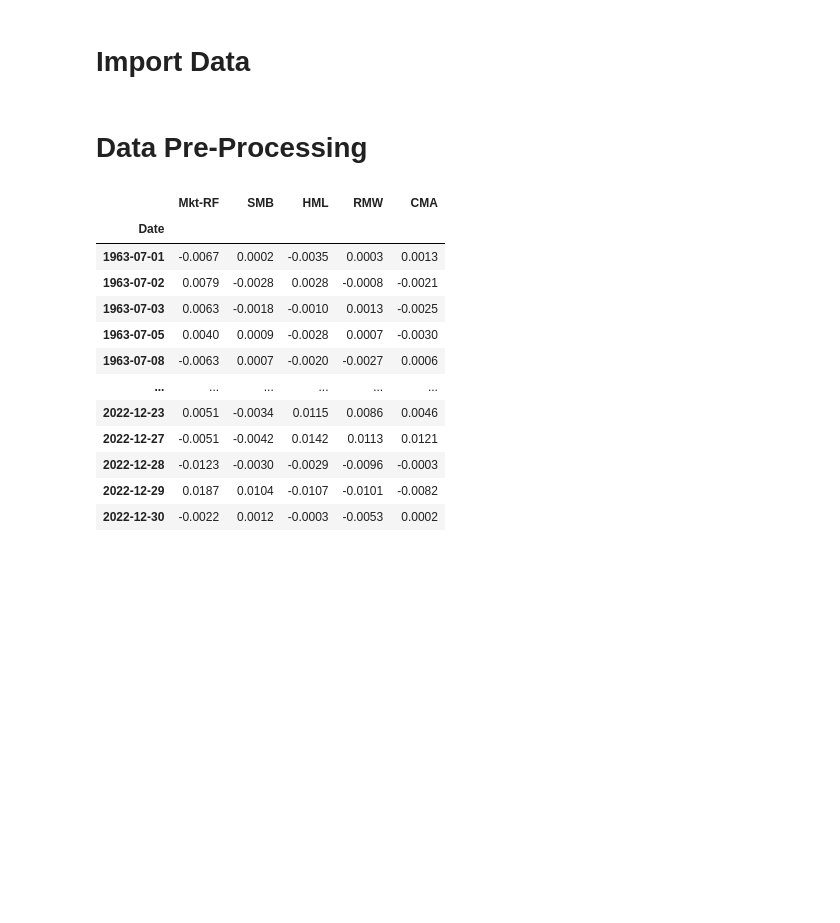
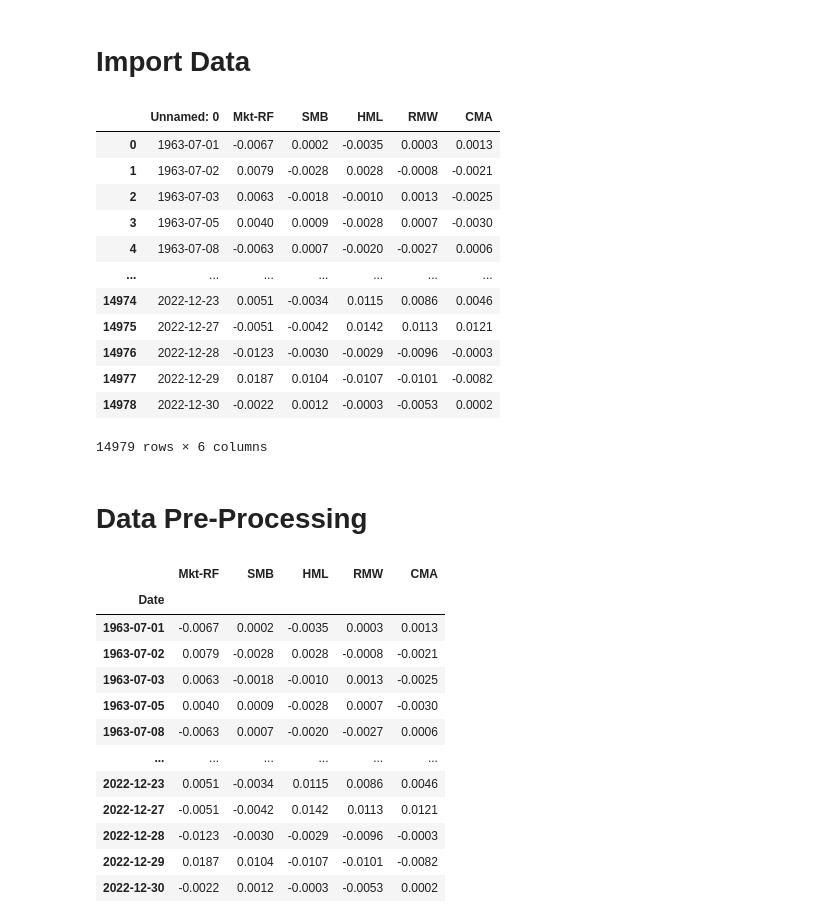
Before and after one commit to JLFrick/MFE-230ZAB-Deep-Learning-and-Applications, a Jupyter notebook: Replication_Predicting_Covariance_Matrices/factor_model.ipynb, the cells around one changed output. Cells and saved outputs as stored; diff of their text form; code cells hidden in the pictures; blank space fills up the shorter version.

```diff
--- a/Replication_Predicting_Covariance_Matrices/factor_model.ipynb
+++ b/Replication_Predicting_Covariance_Matrices/factor_model.ipynb
@@ -9,6 +32,22 @@ from functions import *
 # %%
 returns_no_rf = pd.read_csv('data/ff5_no_rf.csv')
 returns_rf = pd.read_csv('data/ff5.csv')
+# %%
+returns_no_rf
+# %% [output]
+|  | Unnamed: 0 | Mkt-RF | SMB | HML | RMW | CMA |
+| 0 | 1963-07-01 | -0.0067 | 0.0002 | -0.0035 | 0.0003 | 0.0013 |
+| 1 | 1963-07-02 | 0.0079 | -0.0028 | 0.0028 | -0.0008 | -0.0021 |
+| 2 | 1963-07-03 | 0.0063 | -0.0018 | -0.0010 | 0.0013 | -0.0025 |
+| 3 | 1963-07-05 | 0.0040 | 0.0009 | -0.0028 | 0.0007 | -0.0030 |
+| 4 | 1963-07-08 | -0.0063 | 0.0007 | -0.0020 | -0.0027 | 0.0006 |
+| ... | ... | ... | ... | ... | ... | ... |
+| 14974 | 2022-12-23 | 0.0051 | -0.0034 | 0.0115 | 0.0086 | 0.0046 |
+| 14975 | 2022-12-27 | -0.0051 | -0.0042 | 0.0142 | 0.0113 | 0.0121 |
+| 14976 | 2022-12-28 | -0.0123 | -0.0030 | -0.0029 | -0.0096 | -0.0003 |
+| 14977 | 2022-12-29 | 0.0187 | 0.0104 | -0.0107 | -0.0101 | -0.0082 |
+| 14978 | 2022-12-30 | -0.0022 | 0.0012 | -0.0003 | -0.0053 | 0.0002 |
+14979 rows × 6 columns
 # %% [markdown]
 # Data Pre-Processing
 # %%
```
Also changed, not shown: parts of 9 cells of this notebook, 4 other files.
